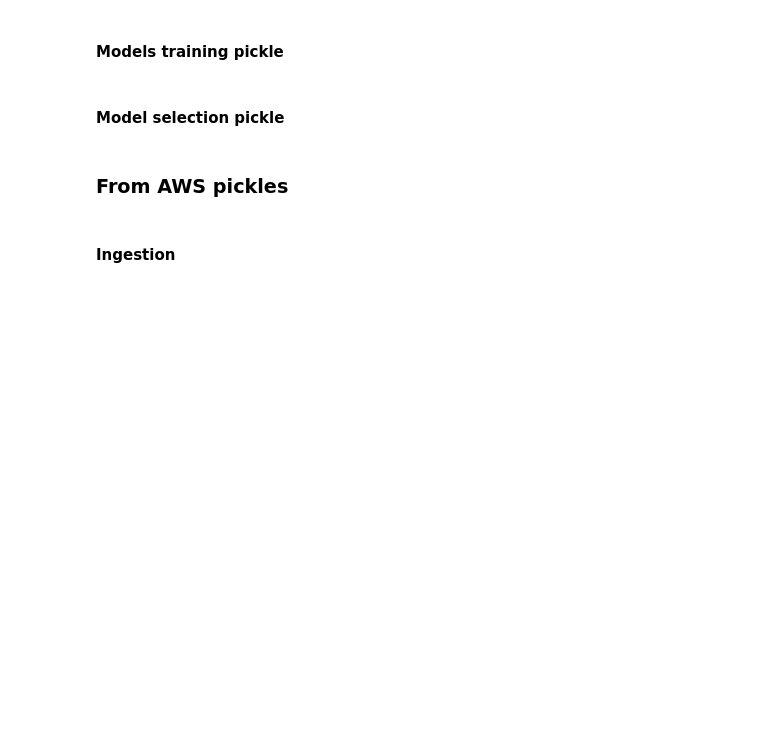
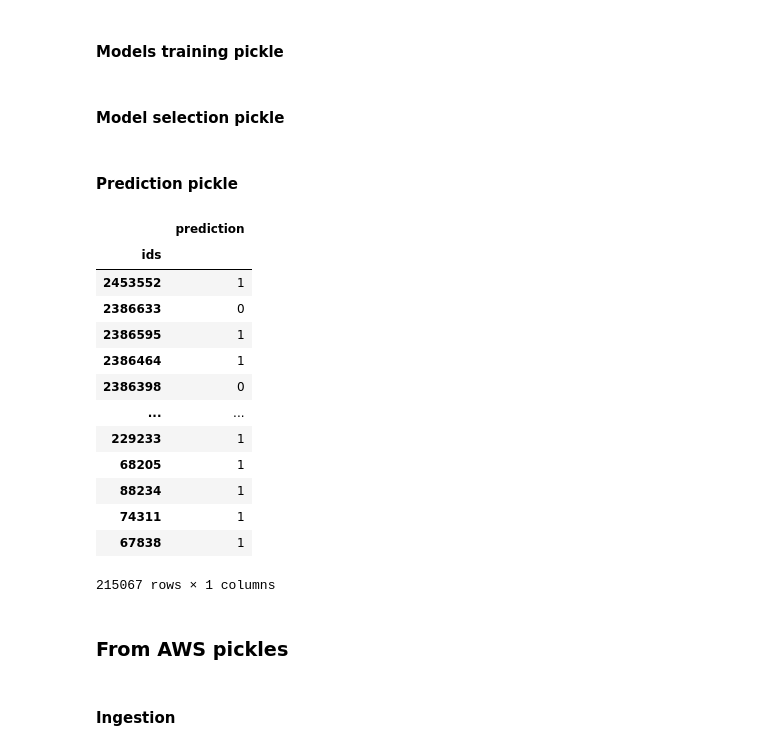
Before and after one commit to santibatte/dpa_2021, a Jupyter notebook: _robdir/rob_sandbox.ipynb, the cells around one changed output. Saved outputs shown, nothing was run; the diff lists cells and outputs as text; code cells hidden in the pictures; blank space fills up the shorter version.

Commit message:
revising local prediction results

```diff
--- a/_robdir/rob_sandbox.ipynb
+++ b/_robdir/rob_sandbox.ipynb
@@ -592,6 +592,29 @@ ms_results = pickle.load(open(pth, "rb"))
 ms_results["model_test_predict_labels"]
 # %%
 ms_results["model_test_predict_scores"]
+# %% [markdown]
+#### Prediction pickle
+# %%
+pth = "../data/pickles/pr_results.pkl"
+# %%
+pr_results = pickle.load(open(pth, "rb"))
+# %%
+pr_results
+# %% [output]
+|  | prediction |
+| ids |  |
+| 2453552 | 1 |
+| 2386633 | 0 |
+| 2386595 | 1 |
+| 2386464 | 1 |
+| 2386398 | 0 |
+| ... | ... |
+| 229233 | 1 |
+| 68205 | 1 |
+| 88234 | 1 |
+| 74311 | 1 |
+| 67838 | 1 |
+215067 rows × 1 columns
 # %% [markdown]
 ### From AWS pickles
 # %% [markdown]
```
